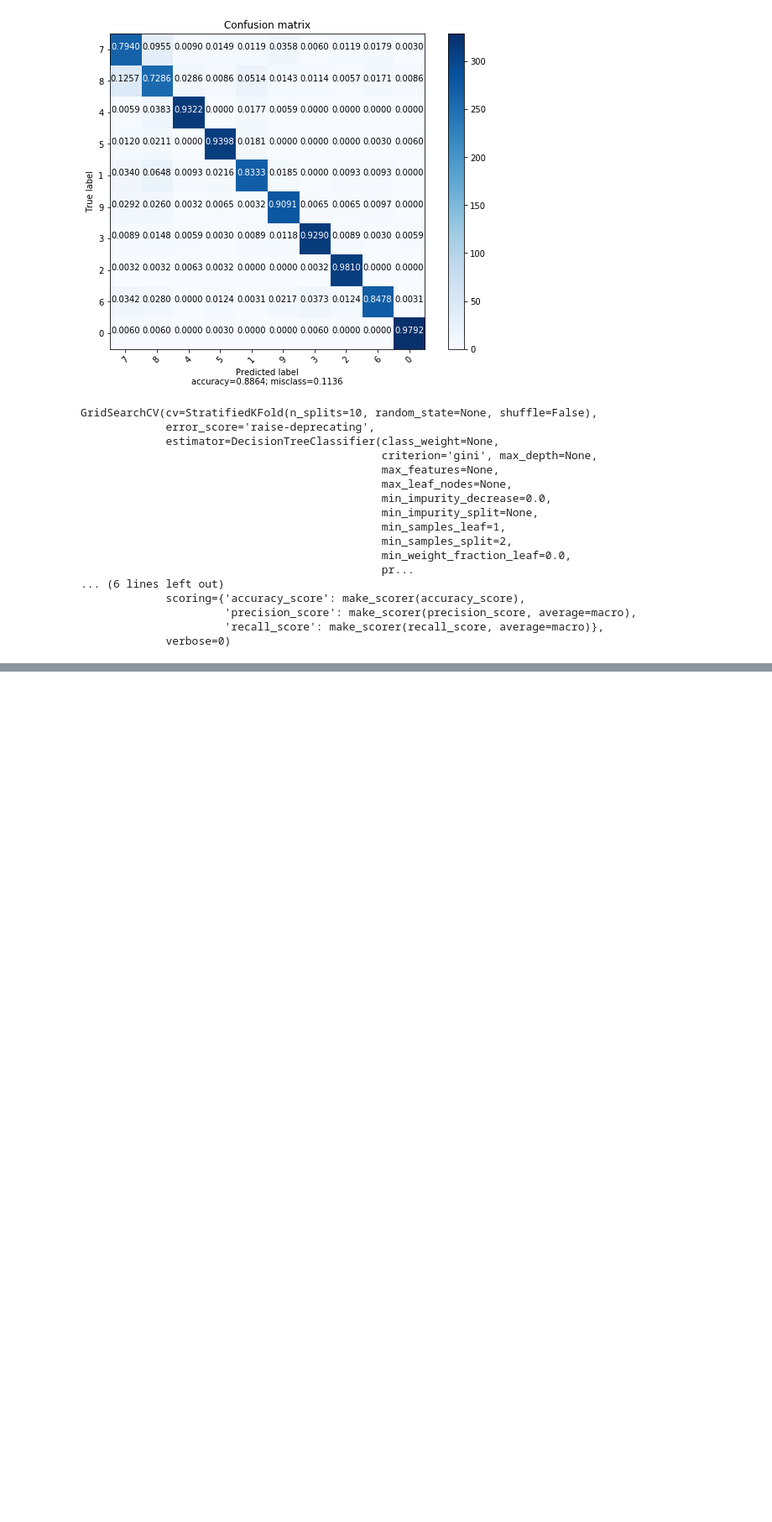
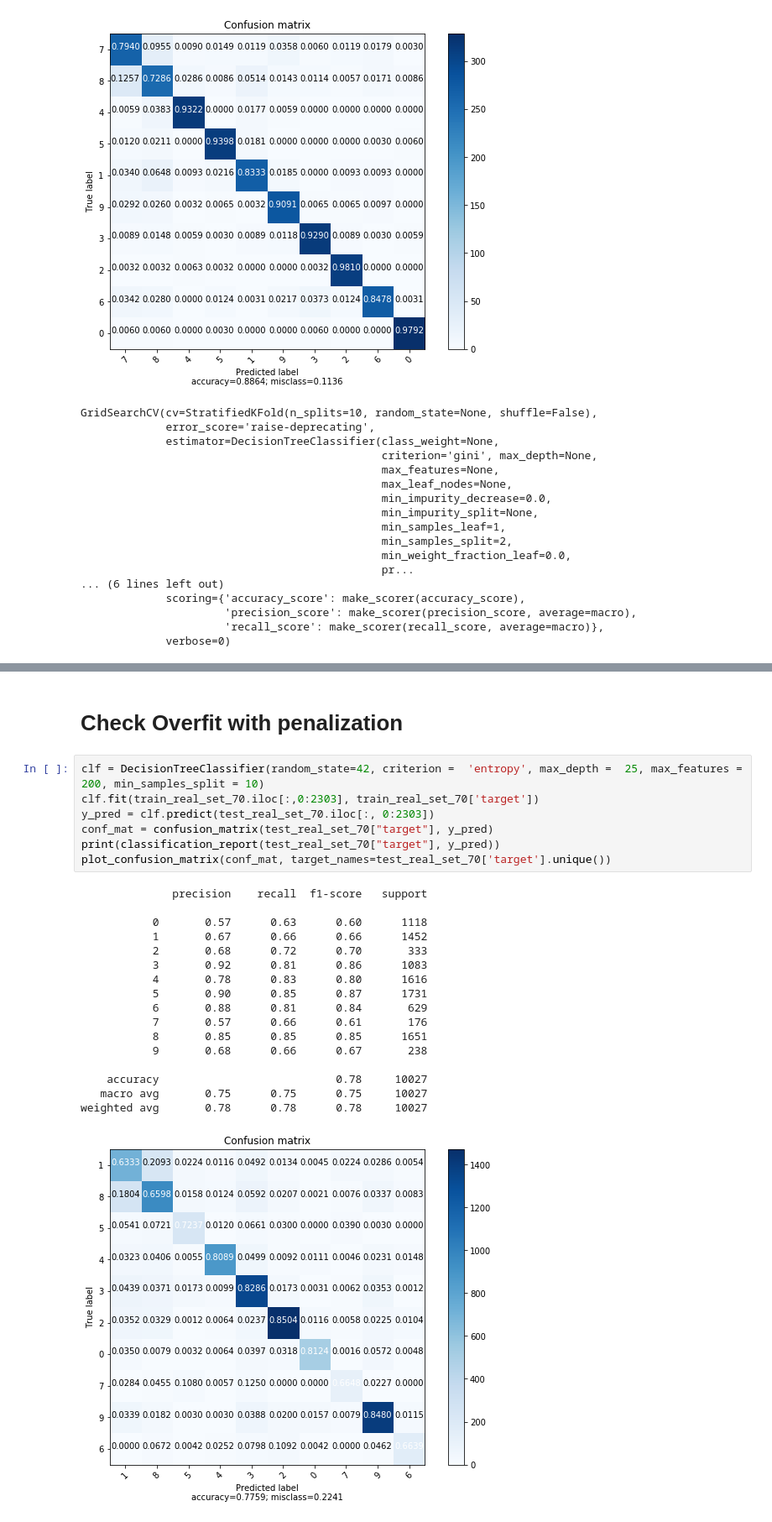
Before and after one commit to kadjulio/Coursework2-Data-Mining, a Jupyter notebook: jupyter/notebooks/modeling/decision-tree-CART.ipynb, the cells around one changed output, grey strips where cells are left out. Shown at 84% size. Saved outputs shown, nothing was run; the diff lists cells and outputs as text; blank space fills up the shorter version.

```diff
--- a/jupyter/notebooks/modeling/decision-tree-CART.ipynb
+++ b/jupyter/notebooks/modeling/decision-tree-CART.ipynb
@@ -448,0 +544,27 @@ GridSearchCV(cv=StratifiedKFold(n_splits=10, random_state=None, shuffle=False),
+# %% [markdown]
+# Check Overfit with penalization
+# %%
+clf = DecisionTreeClassifier(random_state=42, criterion =  'entropy', max_depth =  25, max_features = 200, min_samples_split = 10)
+clf.fit(train_real_set_70.iloc[:,0:2303], train_real_set_70['target'])
+y_pred = clf.predict(test_real_set_70.iloc[:, 0:2303])
+conf_mat = confusion_matrix(test_real_set_70["target"], y_pred)
+print(classification_report(test_real_set_70["target"], y_pred))
+plot_confusion_matrix(conf_mat, target_names=test_real_set_70['target'].unique())
+# %% [output]
+              precision    recall  f1-score   support
+
+           0       0.57      0.63      0.60      1118
+           1       0.67      0.66      0.66      1452
+           2       0.68      0.72      0.70       333
+           3       0.92      0.81      0.86      1083
+           4       0.78      0.83      0.80      1616
+           5       0.90      0.85      0.87      1731
+           6       0.88      0.81      0.84       629
+           7       0.57      0.66      0.61       176
+           8       0.85      0.85      0.85      1651
+           9       0.68      0.66      0.67       238
+
+    accuracy                           0.78     10027
+   macro avg       0.75      0.75      0.75     10027
+weighted avg       0.78      0.78      0.78     10027
+[figure, added]
```
Also changed, not shown: parts of 12 cells of this notebook, 1 other file.
